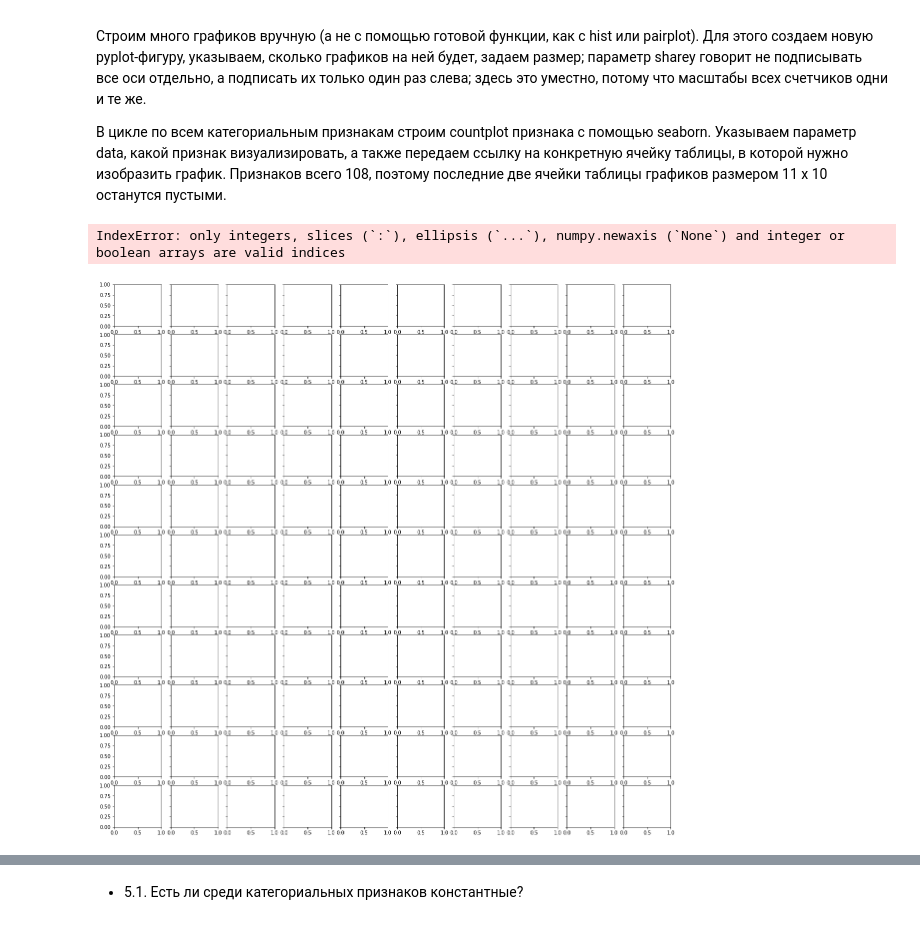
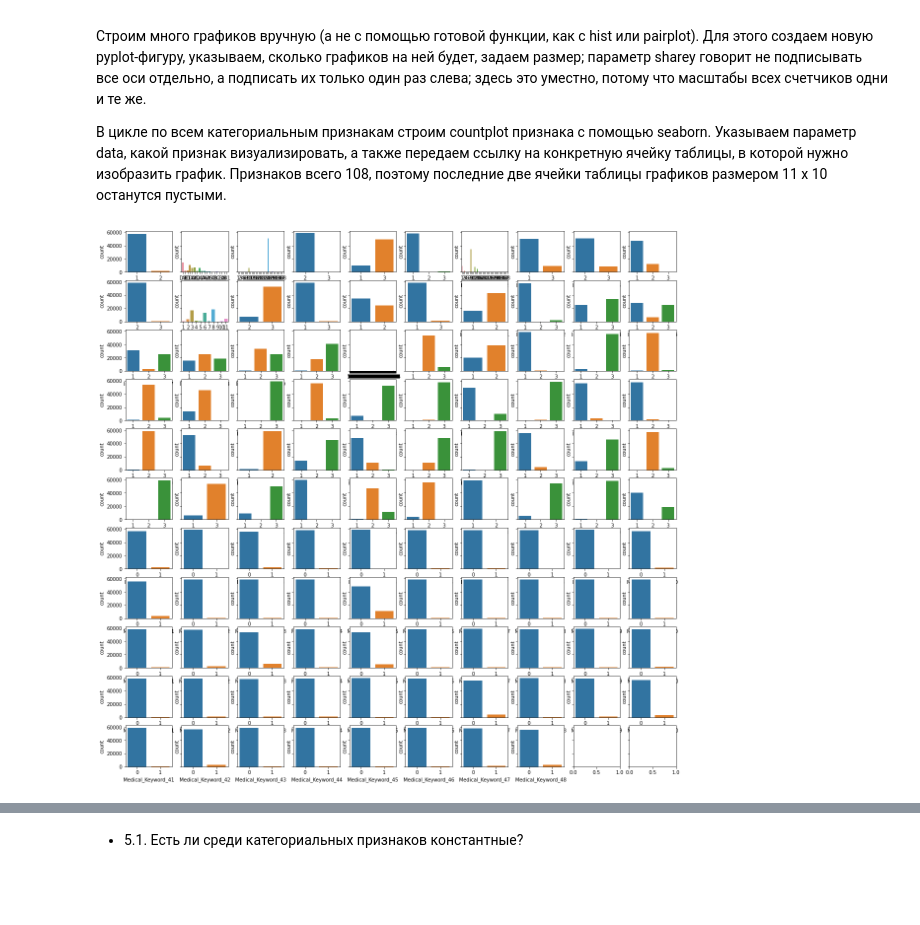
Before and after one commit to anafisa/ML-specialization, a Jupyter notebook: Searching In Data Structure/Visualization/visualization_assignment.ipynb, the cells around one changed output, grey strips where cells are left out. Cells and saved outputs as stored; diff of their text form; code cells hidden in the pictures; blank space fills up the shorter version.

```diff
--- a/Searching In Data Structure/Visualization/visualization_assignment.ipynb
+++ b/Searching In Data Structure/Visualization/visualization_assignment.ipynb
@@ -289,7 +287,6 @@ max_corr.sort_values(by = 'max', ascending = False).head(2)
 # %%
 fig, axes = plt.subplots(11, 10, figsize=(20, 20), sharey=True)
 for i in range(len(cat_features)):
-    seaborn.countplot(x=cat_features[i], data=data, ax=axes[i / 10, i % 10])
+    seaborn.countplot(x=cat_features[i], data=data, ax=axes[i // 10, i % 10])
 # %% [output]
-IndexError: only integers, slices (`:`), ellipsis (`...`), numpy.newaxis (`None`) and integer or boolean arrays are valid indices
-[figure, old version]
+[figure, new version]
```
Also changed, not shown: parts of 24 cells of this notebook.
